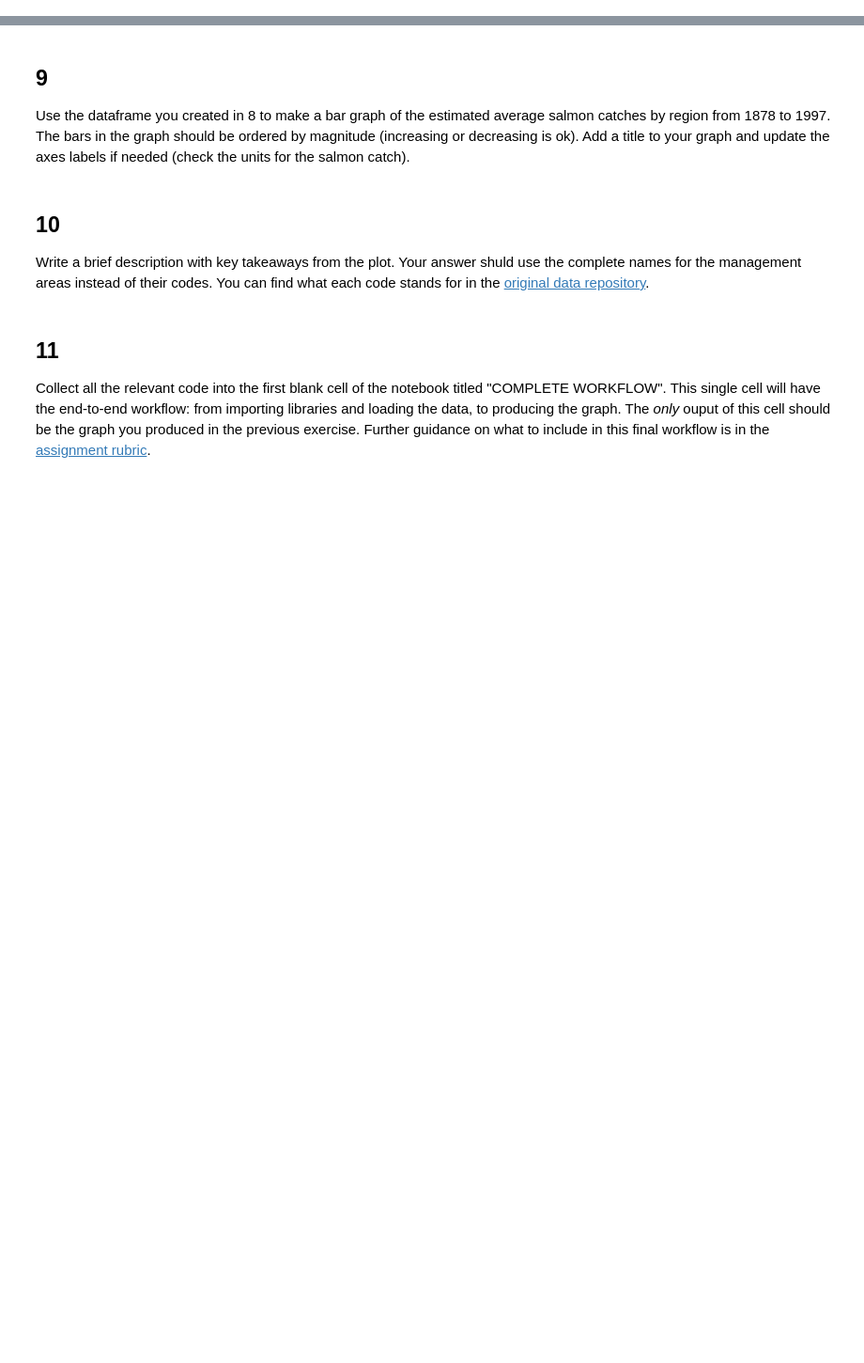
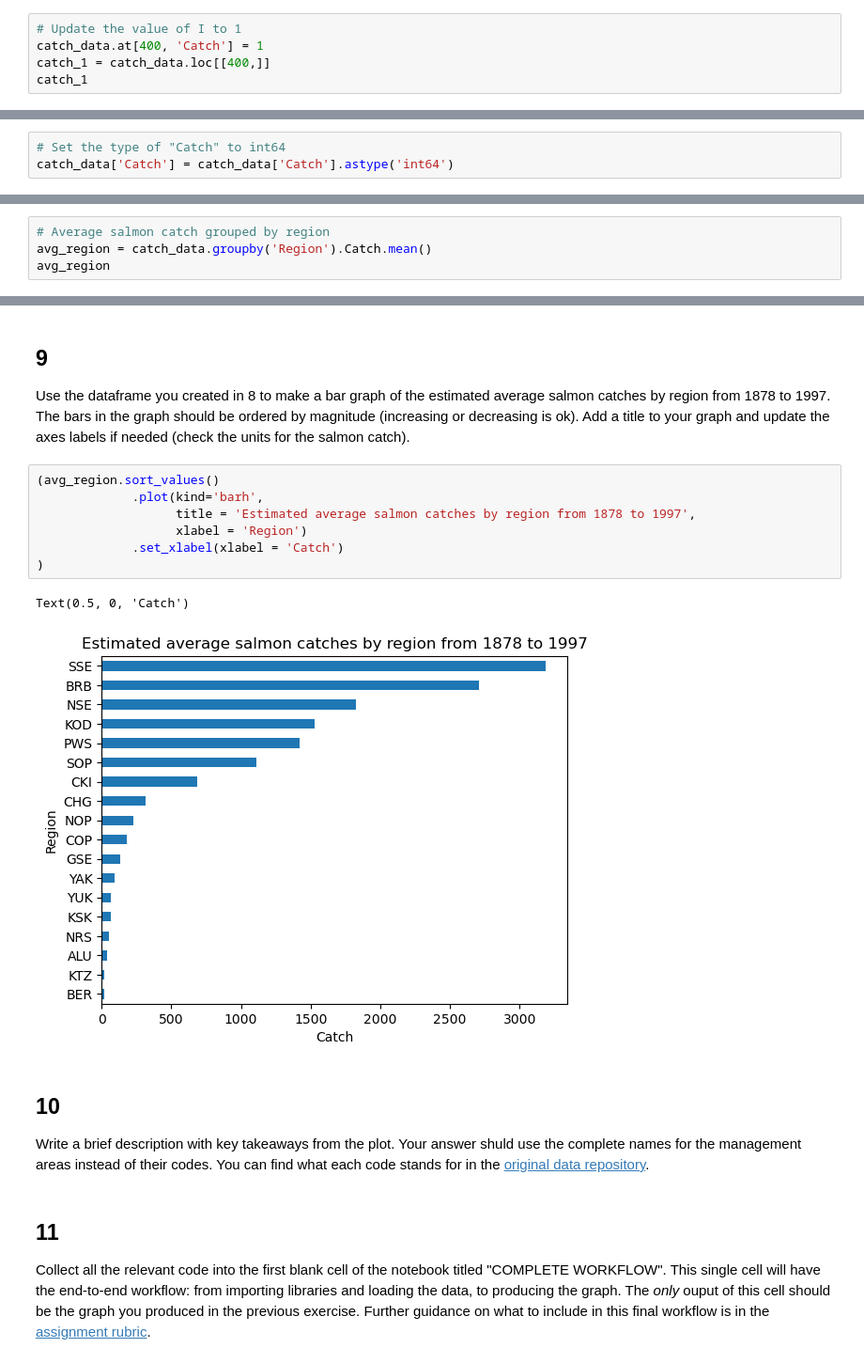
Before and after one commit to haylee360/eds220-hwk2, a Jupyter notebook: hwk2-task2-salmon-oyler.ipynb, the cells around one changed output, grey strips where cells are left out. Shown: that part at 94% size. Saved outputs shown, nothing was run; the diff lists cells and outputs as text; blank space fills up the shorter version.

Commit message:
fix data type problem part 6 and 7

```diff
--- a/hwk2-task2-salmon-oyler.ipynb
+++ b/hwk2-task2-salmon-oyler.ipynb
@@ -185,0 +201,5 @@ catch_1
+# %%
+# Update the value of I to 1
+catch_data.at[400, 'Catch'] = 1
+catch_1 = catch_data.loc[[400,]]
+catch_1
@@ -194,0 +215,3 @@ catch_column_type
+# %%
+# Set the type of "Catch" to int64
+catch_data['Catch'] = catch_data['Catch'].astype('int64')
@@ -200,0 +227,4 @@ avg_region
+# %%
+# Average salmon catch grouped by region
+avg_region = catch_data.groupby('Region').Catch.mean()
+avg_region
@@ -204,6 +255,16 @@ avg_region
 ## 9
 
 Use the dataframe you created in 8 to make a bar graph of the estimated average salmon catches by region from 1878 to 1997. The bars in the graph should be ordered by magnitude (increasing or decreasing is ok). Add a title  to your graph and update the axes labels if needed (check the units for the salmon catch).
+# %%
+(avg_region.sort_values()
+             .plot(kind='barh',
+                   title = 'Estimated average salmon catches by region from 1878 to 1997',
+                   xlabel = 'Region')
+             .set_xlabel(xlabel = 'Catch')
+)
+# %% [output]
+Text(0.5, 0, 'Catch')
+[figure, added]
 # %% [markdown]
 <!-- END QUESTION -->
 
```
Also changed, not shown: parts of 15 cells of this notebook, 1 other file.
